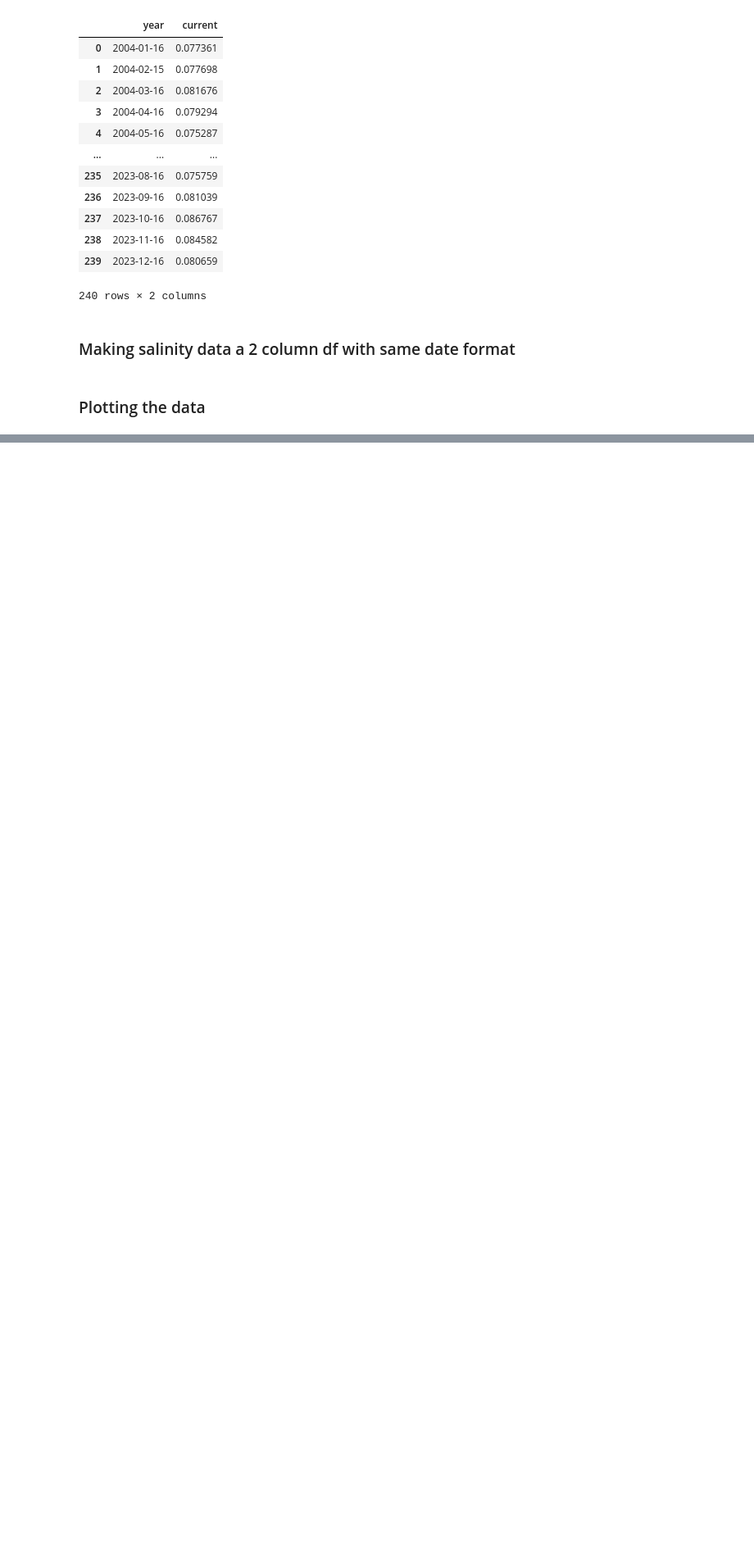
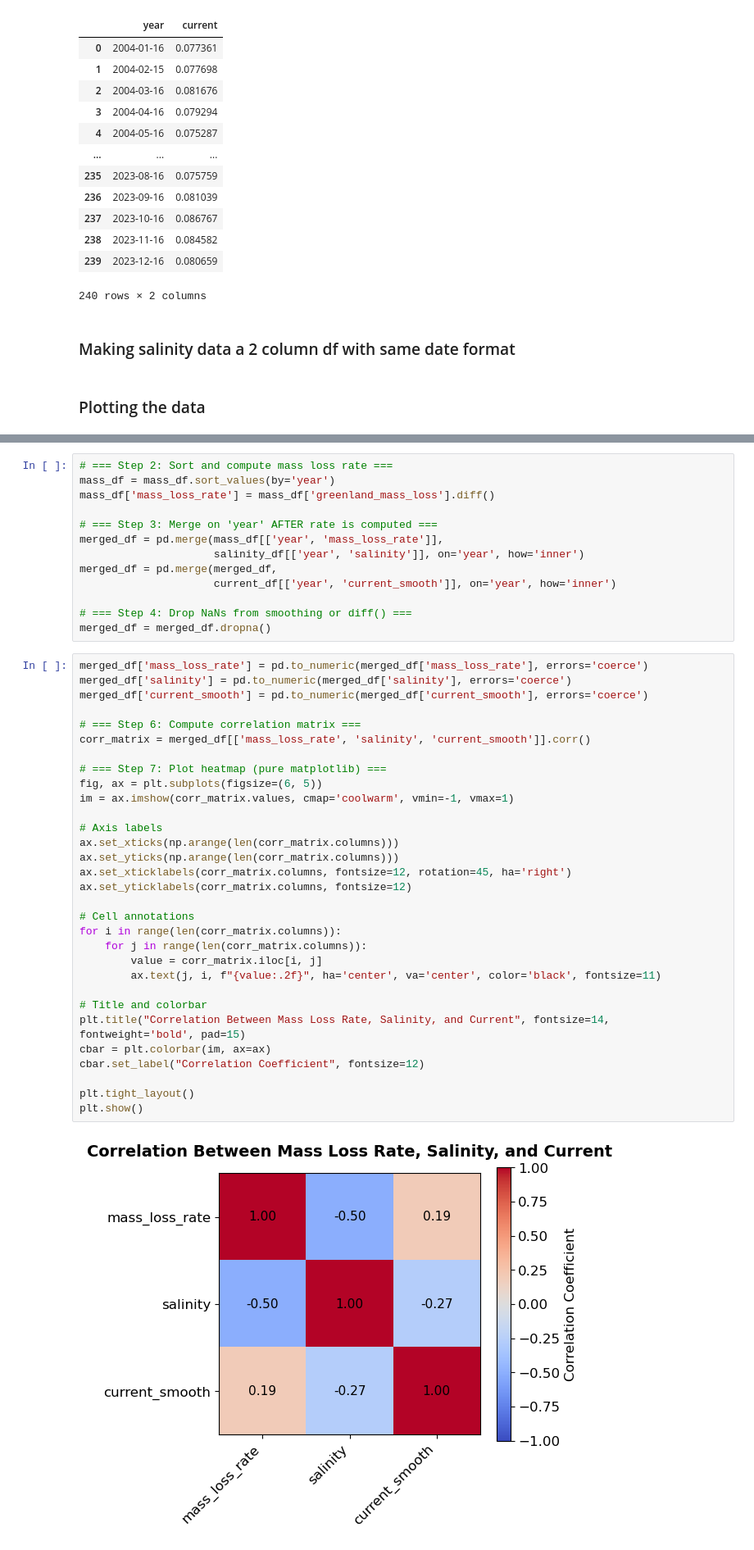
Before and after one commit to GPGN268/SP2025-FP07-glaciermelt, a Jupyter notebook: notebooks/relating-previous-plots.ipynb, the cells around one changed output, grey strips where cells are left out. Shown at 82% size. Saved outputs shown, nothing was run; the diff lists cells and outputs as text; blank space fills up the shorter version.

```diff
--- a/notebooks/relating-previous-plots.ipynb
+++ b/notebooks/relating-previous-plots.ipynb
@@ -160,0 +219,46 @@ plt.show()
+# %%
+# === Step 2: Sort and compute mass loss rate ===
+mass_df = mass_df.sort_values(by='year')
+mass_df['mass_loss_rate'] = mass_df['greenland_mass_loss'].diff()
+
+# === Step 3: Merge on 'year' AFTER rate is computed ===
+merged_df = pd.merge(mass_df[['year', 'mass_loss_rate']],
+                     salinity_df[['year', 'salinity']], on='year', how='inner')
+merged_df = pd.merge(merged_df,
+                     current_df[['year', 'current_smooth']], on='year', how='inner')
+
+# === Step 4: Drop NaNs from smoothing or diff() ===
+merged_df = merged_df.dropna()
+# %%
+merged_df['mass_loss_rate'] = pd.to_numeric(merged_df['mass_loss_rate'], errors='coerce')
+merged_df['salinity'] = pd.to_numeric(merged_df['salinity'], errors='coerce')
+merged_df['current_smooth'] = pd.to_numeric(merged_df['current_smooth'], errors='coerce')
+
+# === Step 6: Compute correlation matrix ===
+corr_matrix = merged_df[['mass_loss_rate', 'salinity', 'current_smooth']].corr()
+
+# === Step 7: Plot heatmap (pure matplotlib) ===
+fig, ax = plt.subplots(figsize=(6, 5))
+im = ax.imshow(corr_matrix.values, cmap='coolwarm', vmin=-1, vmax=1)
+
+# Axis labels
+ax.set_xticks(np.arange(len(corr_matrix.columns)))
+ax.set_yticks(np.arange(len(corr_matrix.columns)))
+ax.set_xticklabels(corr_matrix.columns, fontsize=12, rotation=45, ha='right')
+ax.set_yticklabels(corr_matrix.columns, fontsize=12)
+
+# Cell annotations
+for i in range(len(corr_matrix.columns)):
+    for j in range(len(corr_matrix.columns)):
+        value = corr_matrix.iloc[i, j]
+        ax.text(j, i, f"{value:.2f}", ha='center', va='center', color='black', fontsize=11)
+
+# Title and colorbar
+plt.title("Correlation Between Mass Loss Rate, Salinity, and Current", fontsize=14, fontweight='bold', pad=15)
+cbar = plt.colorbar(im, ax=ax)
+cbar.set_label("Correlation Coefficient", fontsize=12)
+
+plt.tight_layout()
+plt.show()
+# %% [output]
+[figure, added]
```
Also changed, not shown: parts of 8 cells of this notebook.
